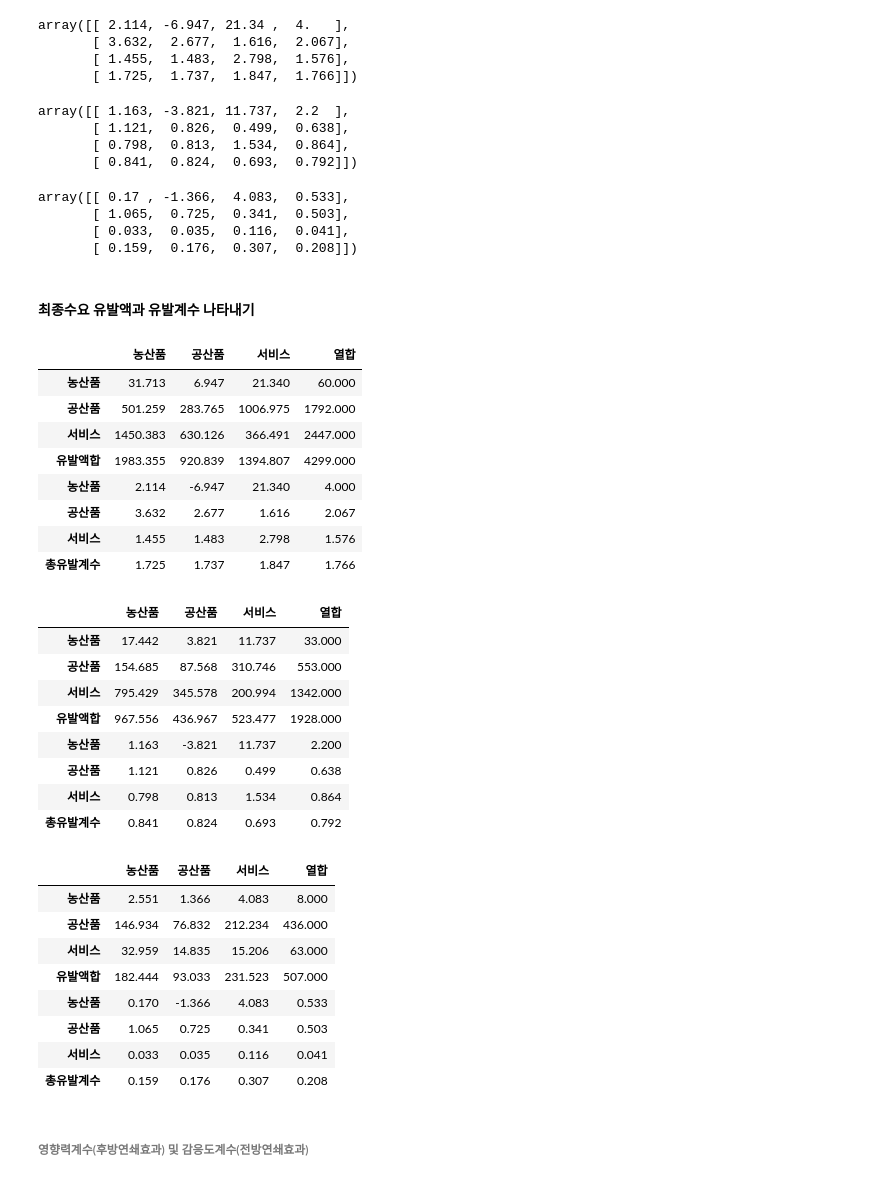
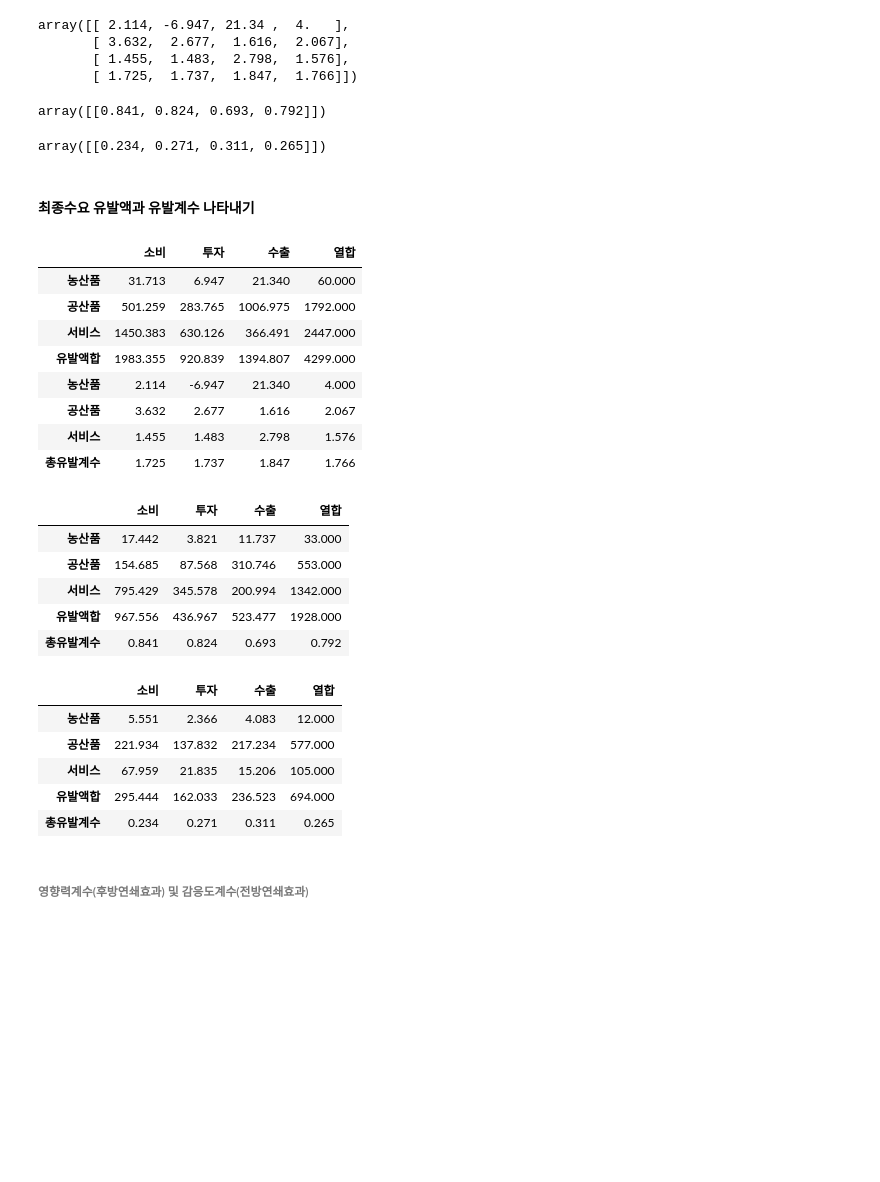
Before and after one commit to Tom-Jung/legendary-funicular, a Jupyter notebook: Ch5. 산업연관효과 분석.ipynb, the cells around one changed output. Cells and saved outputs as stored; diff of their text form; code cells hidden in the pictures; blank space fills up the shorter version.

```diff
--- a/Ch5. 산업연관효과 분석.ipynb
+++ b/Ch5. 산업연관효과 분석.ipynb
@@ -174,7 +202,7 @@ print('수입최종수요 : \n', Yi)
 # %%
 Lfyd = (Lf@Yd).astype(float).reshape([3,3])   # 데이터타입을 float으로 지정하고 3x3행렬로 지정
 Lvyd = (Lv@Yd).astype(float).reshape([3,3])   # 데이터타입을 float으로 지정하고 3x3행렬로 지정
-Liyd = (Li@Yd).astype(float).reshape([3,3]) #+ #Yi.astype(float).reshape([3,3]) # 데이터타입을 float으로 지정하고 3x3행렬로 지정
+Liyd = (Li@Yd).astype(float).reshape([3,3]) + Yi.astype(float).reshape([3,3]) # 데이터타입을 float으로 지정하고 3x3행렬로 지정
 
 print('최종수요항목별 생산유발액 : \n', Lfyd)
 print('최종수요항목별 부가가치유발액 : \n', Lvyd)
@@ -257,21 +285,15 @@ array([[ 2.114, -6.947, 21.34 ,  4.   ],
        [ 1.455,  1.483,  2.798,  1.576],
        [ 1.725,  1.737,  1.847,  1.766]])
 # %%
-Lv_fd_m = (Lvyd_cl/Yd_cl).astype(float) # 최종수요항목별 부가가치유발계수
+Lv_fd_m = (Lvyd_cl[-1,:]/Yd_cl[-1,:]).reshape([1,4]).astype(float) # 최종수요항목별 부가가치유발계수
 Lv_fd_m
 # %% [output]
-array([[ 1.163, -3.821, 11.737,  2.2  ],
-       [ 1.121,  0.826,  0.499,  0.638],
-       [ 0.798,  0.813,  1.534,  0.864],
-       [ 0.841,  0.824,  0.693,  0.792]])
+array([[0.841, 0.824, 0.693, 0.792]])
 # %%
-Li_fd_m = (Liyd_cl/Yd_cl).astype(float) # 최종수요항목별 수입유발계수
+Li_fd_m = (Liyd_cl[-1,:]/(Yd_cl[-1,:]+Yi_cl[-1,:])).reshape([1,4]).astype(float) # 최종수요항목별 수입유발계수
 Li_fd_m
 # %% [output]
-array([[ 0.17 , -1.366,  4.083,  0.533],
-       [ 1.065,  0.725,  0.341,  0.503],
-       [ 0.033,  0.035,  0.116,  0.041],
-       [ 0.159,  0.176,  0.307,  0.208]])
+array([[0.234, 0.271, 0.311, 0.265]])
 # %% [markdown]
 #### 최종수요 유발액과 유발계수 나타내기
 # %%
@@ -280,11 +302,11 @@ Lvyd_ff = np.concatenate((Lvyd_cl,Lv_fd_m)) # 부가가치유발
 Liyd_ff = np.concatenate((Liyd_cl,Li_fd_m)) # 수입유발
 # %%
 df_Lfyd_ff = pd.DataFrame(Lfyd_ff.round(3),
-                         columns = ['농산품', '공산품', '서비스', '열합'],
+                         columns = ['소비', '투자', '수출', '열합'],
                          index=['농산품', '공산품', '서비스','유발액합','농산품', '공산품', '서비스','총유발계수',])
 df_Lfyd_ff
 # %% [output]
-|  | 농산품 | 공산품 | 서비스 | 열합 |
+|  | 소비 | 투자 | 수출 | 열합 |
 | 농산품 | 31.713 | 6.947 | 21.340 | 60.000 |
 | 공산품 | 501.259 | 283.765 | 1006.975 | 1792.000 |
 | 서비스 | 1450.383 | 630.126 | 366.491 | 2447.000 |
@@ -295,34 +317,28 @@ df_Lfyd_ff
 | 총유발계수 | 1.725 | 1.737 | 1.847 | 1.766 |
 # %%
 df_Lvyd_ff = pd.DataFrame(Lvyd_ff.round(3),
-                         columns = ['농산품', '공산품', '서비스', '열합'],
-                         index=['농산품', '공산품', '서비스','유발액합','농산품', '공산품', '서비스','총유발계수',])
+                         columns = ['소비', '투자', '수출', '열합'],
+                         index=['농산품', '공산품', '서비스','유발액합','총유발계수',])
 df_Lvyd_ff
 # %% [output]
-|  | 농산품 | 공산품 | 서비스 | 열합 |
+|  | 소비 | 투자 | 수출 | 열합 |
 | 농산품 | 17.442 | 3.821 | 11.737 | 33.000 |
 | 공산품 | 154.685 | 87.568 | 310.746 | 553.000 |
 | 서비스 | 795.429 | 345.578 | 200.994 | 1342.000 |
 | 유발액합 | 967.556 | 436.967 | 523.477 | 1928.000 |
-| 농산품 | 1.163 | -3.821 | 11.737 | 2.200 |
-| 공산품 | 1.121 | 0.826 | 0.499 | 0.638 |
-| 서비스 | 0.798 | 0.813 | 1.534 | 0.864 |
 | 총유발계수 | 0.841 | 0.824 | 0.693 | 0.792 |
 # %%
 df_Liyd_ff = pd.DataFrame(Liyd_ff.round(3),
-                          columns = ['농산품', '공산품', '서비스', '열합'],
-                          index=['농산품', '공산품', '서비스','유발액합','농산품', '공산품', '서비스','총유발계수',])
+                          columns = ['소비', '투자', '수출', '열합'],
+                          index=['농산품', '공산품', '서비스','유발액합','총유발계수',])
 df_Liyd_ff
 # %% [output]
-|  | 농산품 | 공산품 | 서비스 | 열합 |
-| 농산품 | 2.551 | 1.366 | 4.083 | 8.000 |
-| 공산품 | 146.934 | 76.832 | 212.234 | 436.000 |
-| 서비스 | 32.959 | 14.835 | 15.206 | 63.000 |
-| 유발액합 | 182.444 | 93.033 | 231.523 | 507.000 |
-| 농산품 | 0.170 | -1.366 | 4.083 | 0.533 |
-| 공산품 | 1.065 | 0.725 | 0.341 | 0.503 |
-| 서비스 | 0.033 | 0.035 | 0.116 | 0.041 |
-| 총유발계수 | 0.159 | 0.176 | 0.307 | 0.208 |
+|  | 소비 | 투자 | 수출 | 열합 |
+| 농산품 | 5.551 | 2.366 | 4.083 | 12.000 |
+| 공산품 | 221.934 | 137.832 | 217.234 | 577.000 |
+| 서비스 | 67.959 | 21.835 | 15.206 | 105.000 |
+| 유발액합 | 295.444 | 162.033 | 236.523 | 694.000 |
+| 총유발계수 | 0.234 | 0.271 | 0.311 | 0.265 |
 # %% [markdown]
 ###### 영향력계수(후방연쇄효과) 및 감응도계수(전방연쇄효과)
 # %%
```
Also changed, not shown: parts of 12 cells of this notebook.
